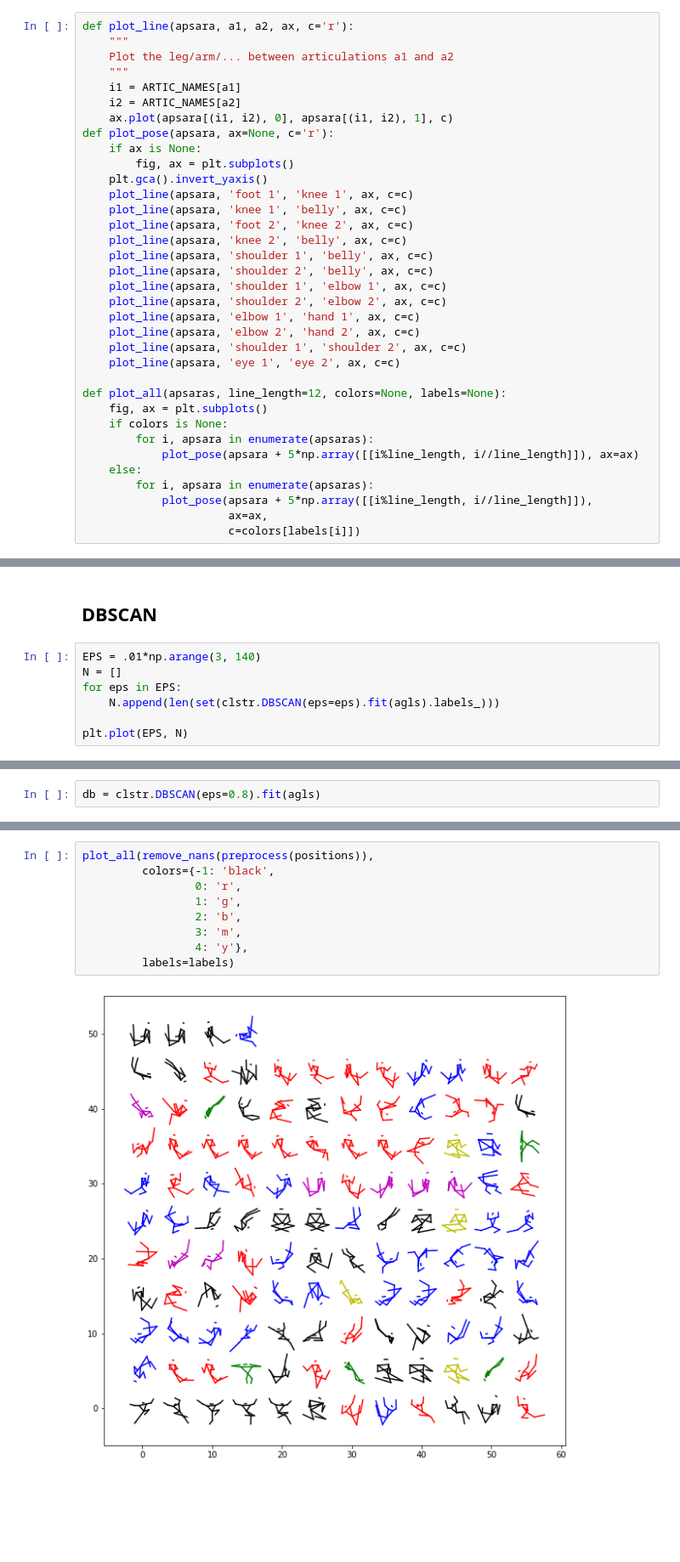
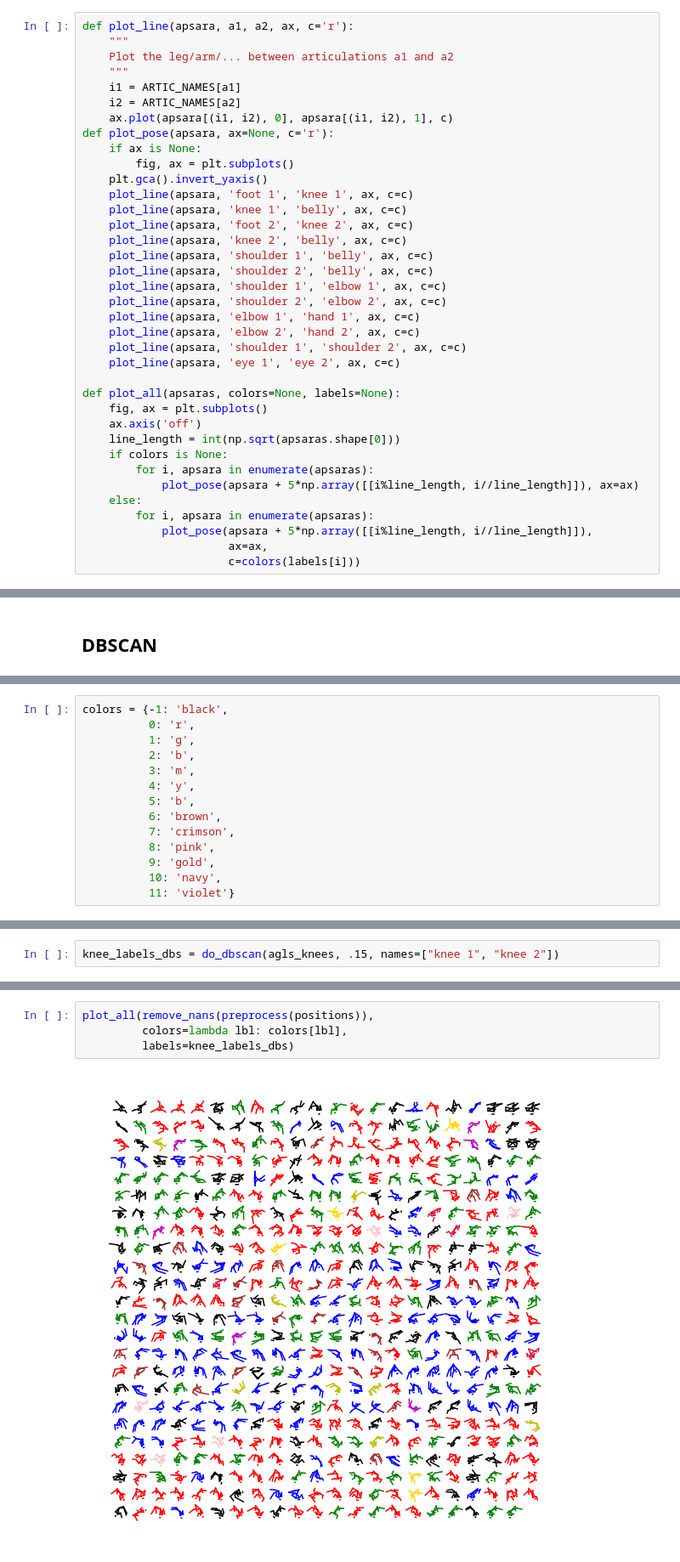
Before and after one commit to floffy-f/NSLO_DH412, a Jupyter notebook: Apsaras_analysis.ipynb, the cells around one changed output, grey strips where cells are left out. Shown at 85% size. Saved outputs shown, nothing was run; the diff lists cells and outputs as text; blank space fills up the shorter version.

Commit message:
[Update] New clustering, separate for arms and knees, works well for dbscan

```diff
--- a/Apsaras_analysis.ipynb
+++ b/Apsaras_analysis.ipynb
@@ -69,8 +97,10 @@ def plot_pose(apsara, ax=None, c='r'):
     plot_line(apsara, 'shoulder 1', 'shoulder 2', ax, c=c)
     plot_line(apsara, 'eye 1', 'eye 2', ax, c=c)
 
-def plot_all(apsaras, line_length=12, colors=None, labels=None):
+def plot_all(apsaras, colors=None, labels=None):
     fig, ax = plt.subplots()
+    ax.axis('off')
+    line_length = int(np.sqrt(apsaras.shape[0]))
     if colors is None:
         for i, apsara in enumerate(apsaras):
             plot_pose(apsara + 5*np.array([[i%line_length, i//line_length]]), ax=ax)
@@ -78,7 +108,7 @@ def plot_all(apsaras, line_length=12, colors=None, labels=None):
         for i, apsara in enumerate(apsaras):
             plot_pose(apsara + 5*np.array([[i%line_length, i//line_length]]),
                       ax=ax,
-                      c=colors[labels[i]])
+                      c=colors(labels[i]))
 # %%
 def preprocess(data):
     data = 1.*np.delete(data, np.all(np.all(data==-1, axis=1), axis=1), axis=0)
@@ -229,9 +261,2 @@ pass
 # %% [markdown]
 ## DBSCAN
-# %%
-EPS = .01*np.arange(3, 140)
-N = []
-for eps in EPS:
-    N.append(len(set(clstr.DBSCAN(eps=eps).fit(agls).labels_)))
-
-plt.plot(EPS, N)
@@ -240,0 +263,14 @@ plt.plot(EPS, N)
+# %%
+colors = {-1: 'black',
+          0: 'r',
+          1: 'g',
+          2: 'b',
+          3: 'm',
+          4: 'y',
+          5: 'b',
+          6: 'brown',
+          7: 'crimson',
+          8: 'pink',
+          9: 'gold',
+          10: 'navy',
+          11: 'violet'}
@@ -241,2 +364,2 @@ plt.plot(EPS, N)
 # %%
-db = clstr.DBSCAN(eps=0.8).fit(agls)
+knee_labels_dbs = do_dbscan(agls_knees, .15, names=["knee 1", "knee 2"])
@@ -297,11 +368,6 @@ plt.show()
 # %%
 plot_all(remove_nans(preprocess(positions)),
-         colors={-1: 'black',
-                 0: 'r',
-                 1: 'g',
-                 2: 'b',
-                 3: 'm',
-                 4: 'y'},
-         labels=labels)
+         colors=lambda lbl: colors[lbl],
+         labels=knee_labels_dbs)
 # %% [output]
-[figure, old version]
+[figure, new version]
```
Also changed, not shown: parts of 25 cells of this notebook.
